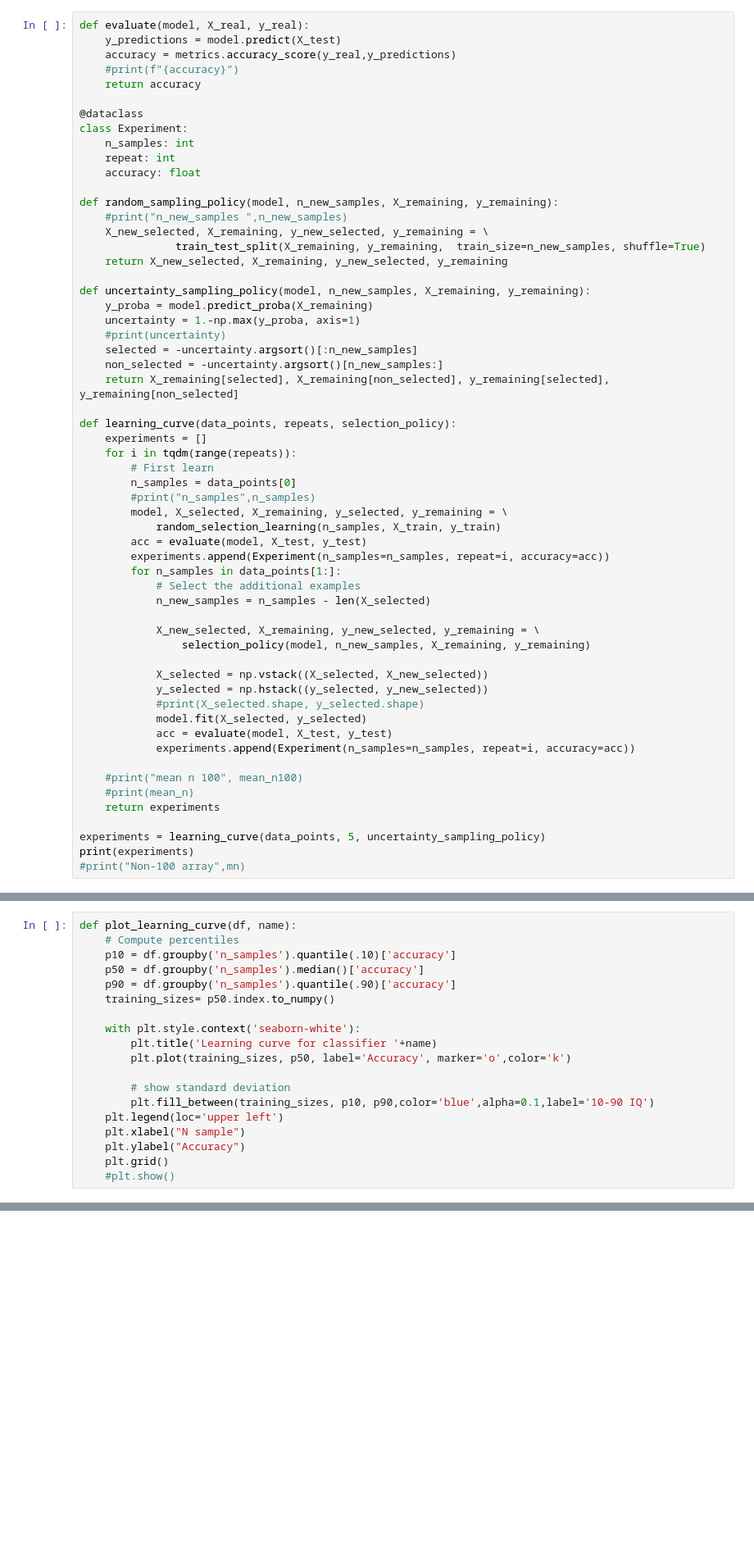
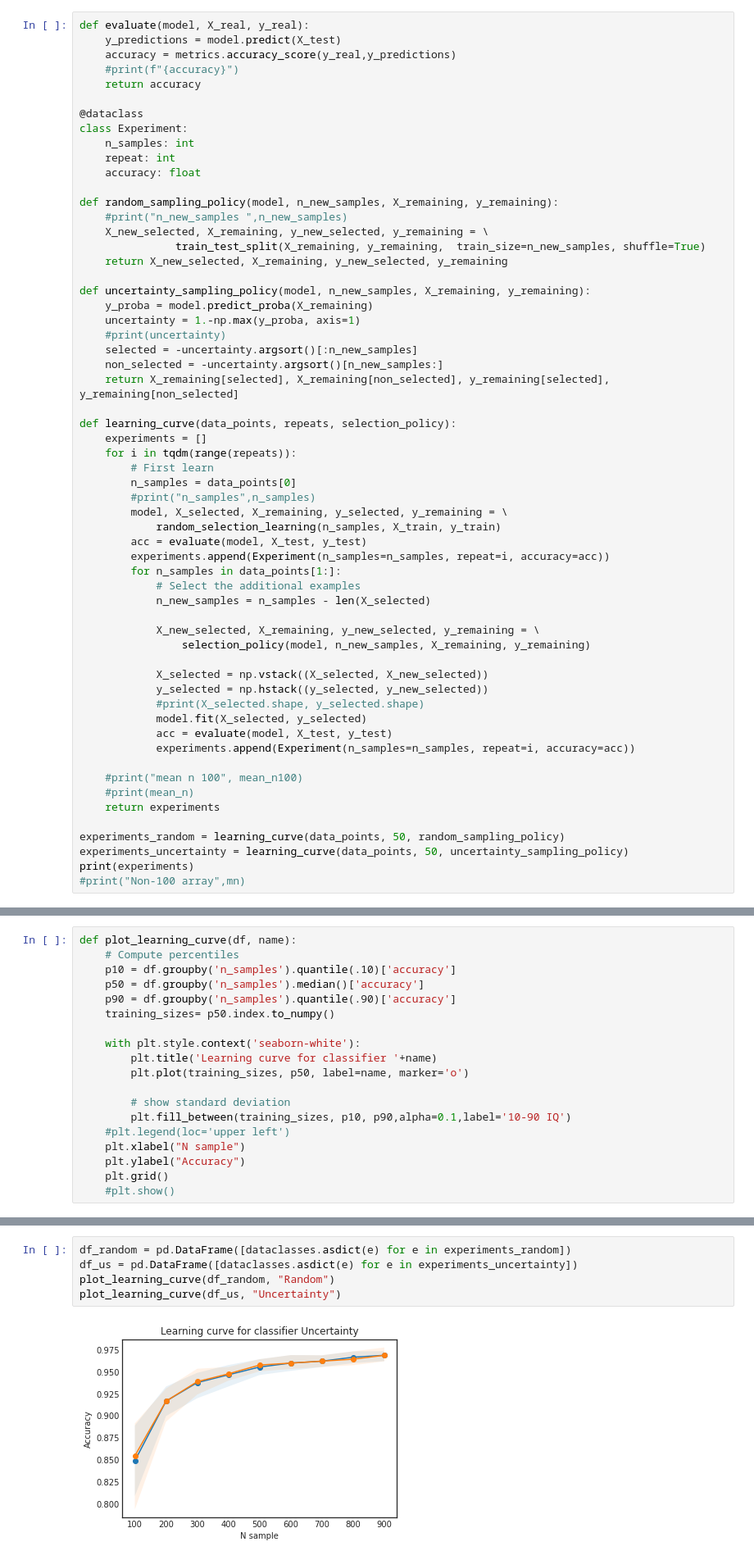
Before and after one commit to hafizbudi/active-learning, a Jupyter notebook: IQGraph.ipynb, the cells around one changed output, grey strips where cells are left out. Shown at 82% size. Cells and saved outputs as stored; diff of their text form; blank space fills up the shorter version.

Commit message:
Uncertainty + random simultaneously

```diff
--- a/IQGraph.ipynb
+++ b/IQGraph.ipynb
@@ -124,7 +125,8 @@ def learning_curve(data_points, repeats, selection_policy):
     #print(mean_n)
     return experiments
 
-experiments = learning_curve(data_points, 5, uncertainty_sampling_policy)
+experiments_random = learning_curve(data_points, 50, random_sampling_policy)
+experiments_uncertainty = learning_curve(data_points, 50, uncertainty_sampling_policy)
 print(experiments)
 #print("Non-100 array",mn)
 # %% [output]
@@ -164,11 +183,11 @@ def plot_learning_curve(df, name):
 
     with plt.style.context('seaborn-white'):
         plt.title('Learning curve for classifier '+name)
-        plt.plot(training_sizes, p50, label='Accuracy', marker='o',color='k')
+        plt.plot(training_sizes, p50, label=name, marker='o')
 
         # show standard deviation
-        plt.fill_between(training_sizes, p10, p90,color='blue',alpha=0.1,label='10-90 IQ')
-    plt.legend(loc='upper left')
+        plt.fill_between(training_sizes, p10, p90,alpha=0.1,label='10-90 IQ')
+    #plt.legend(loc='upper left')
     plt.xlabel("N sample")
     plt.ylabel("Accuracy")
     plt.grid()
@@ -180,0 +195,7 @@ plot_learning_curve(df_us,"Uncertainty")
+# %%
+df_random = pd.DataFrame([dataclasses.asdict(e) for e in experiments_random])
+df_us = pd.DataFrame([dataclasses.asdict(e) for e in experiments_uncertainty])
+plot_learning_curve(df_random, "Random")
+plot_learning_curve(df_us, "Uncertainty")
+# %% [output]
+[figure, added]
```
Also changed, not shown: parts of 4 cells of this notebook.
